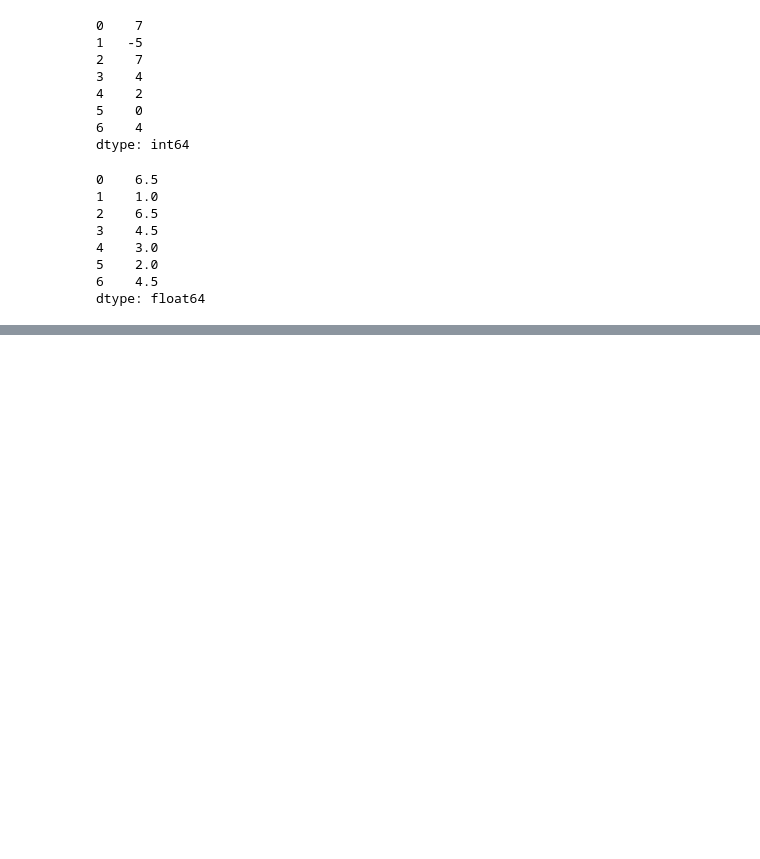
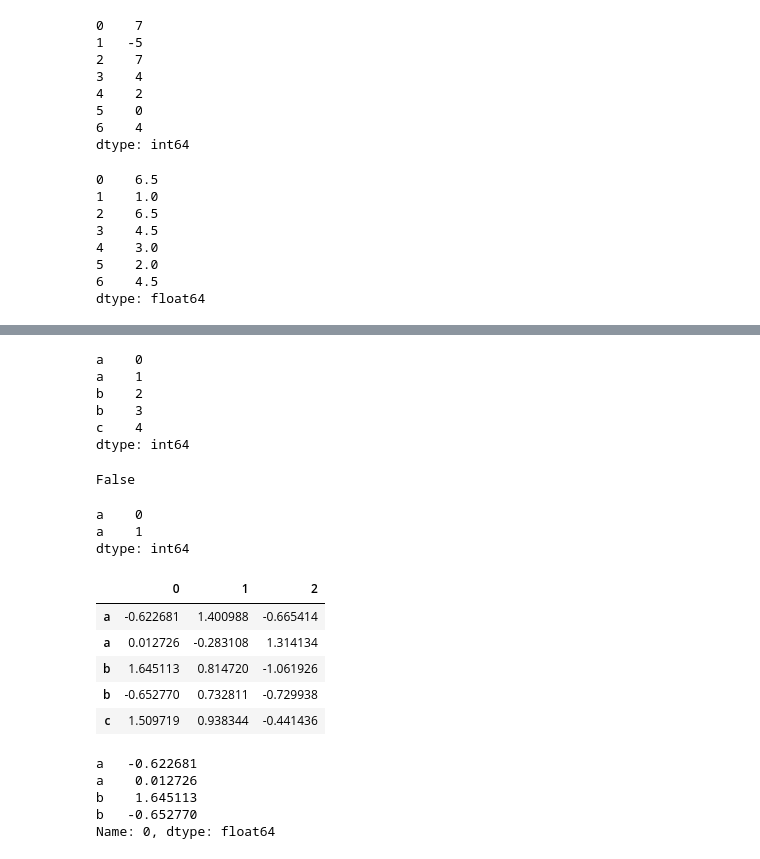
Before and after one commit to GGCHENINE/GGCHENINE, a Jupyter notebook: py_for_da_analysis/pandasch05.ipynb, the cells around one changed output, grey strips where cells are left out. Saved outputs shown, nothing was run; the diff lists cells and outputs as text; code cells hidden in the pictures; blank space fills up the shorter version.

```diff
--- a/pandasch05.ipynb
+++ b/py_for_da_analysis/pandasch05.ipynb
@@ -1059,0 +1102,37 @@ dtype: float64
+# %%
+obj = pd.Series(np.arange(5),index=["a", "a", "b", "b", "c"])
+display(obj)
+# %% [output]
+a    0
+a    1
+b    2
+b    3
+c    4
+dtype: int64
+# %%
+obj.index.is_unique
+# index的is_unique属性索引标签是否唯一
+# %% [output]
+False
+# %%
+display(obj['a'])
+# %% [output]
+a    0
+a    1
+dtype: int64
+# %%
+df = pd.DataFrame(np.random.standard_normal((5,3)),index=['a','a','b','b','c'])
+display(df)
+df.loc[["a","b"],0] #.loc先行后列
+# %% [output]
+|  | 0 | 1 | 2 |
+| a | -0.622681 | 1.400988 | -0.665414 |
+| a | 0.012726 | -0.283108 | 1.314134 |
+| b | 1.645113 | 0.814720 | -1.061926 |
+| b | -0.652770 | 0.732811 | -0.729938 |
+| c | 1.509719 | 0.938344 | -0.441436 |
+a   -0.622681
+a    0.012726
+b    1.645113
+b   -0.652770
+Name: 0, dtype: float64
```
Also changed, not shown: parts of 21 cells of this notebook, 28 other files.
